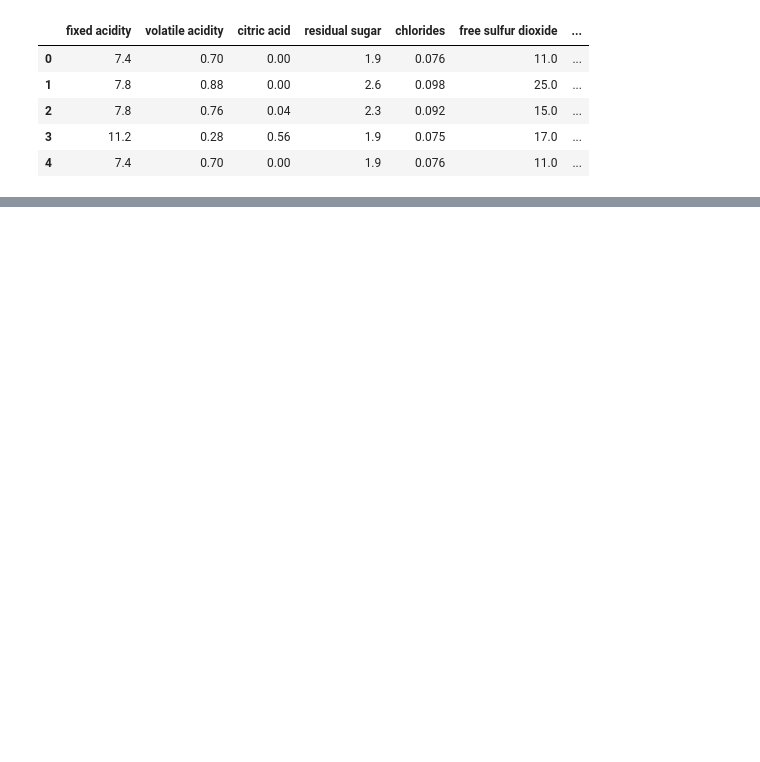
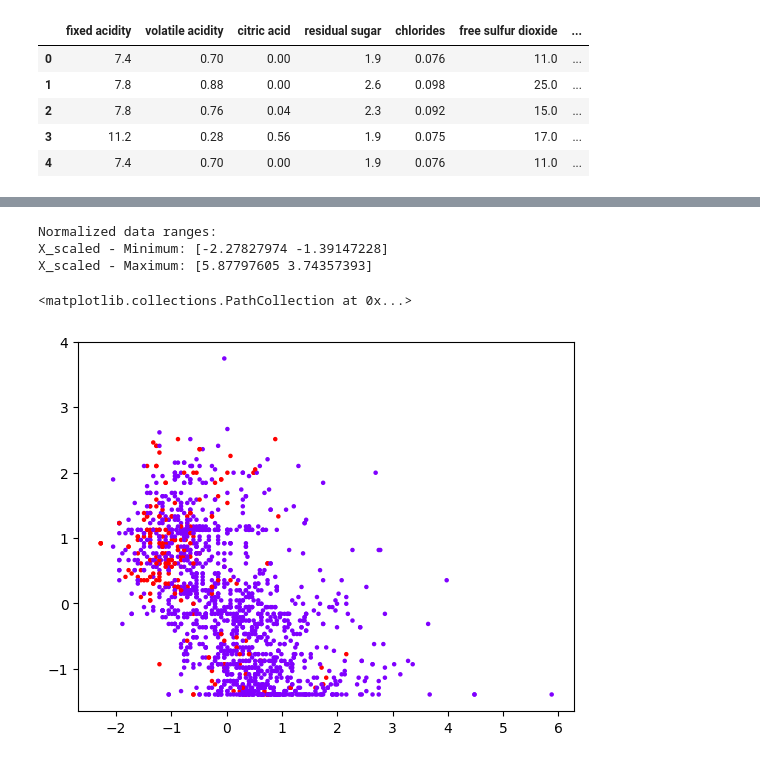
Before and after one commit to Ismail0817/python, a Jupyter notebook: lab3.ipynb, the cells around one changed output, grey strips where cells are left out. Cells and saved outputs as stored; diff of their text form; code cells hidden in the pictures; blank space fills up the shorter version.

```diff
--- a/lab3.ipynb
+++ b/lab3.ipynb
@@ -100,0 +154,17 @@ plt.show()
+# %%
+scaler = StandardScaler()
+X_scaled = scaler.fit_transform(X)
+# %%
+# Check the normalized data ranges
+print("\nNormalized data ranges:")
+print("X_scaled - Minimum:", X_scaled.min(axis=0))
+print("X_scaled - Maximum:", X_scaled.max(axis=0))
+# %% [output]
+Normalized data ranges:
+X_scaled - Minimum: [-2.27827974 -1.39147228]
+X_scaled - Maximum: [5.87797605 3.74357393]
+# %%
+plt.scatter(X_scaled[:, 0], X_scaled[:, 1], s=5, c=y_true ,cmap='rainbow')
+# %% [output]
+<matplotlib.collections.PathCollection at 0x...>
+[figure, added]
```
Also changed, not shown: parts of 22 cells of this notebook.
